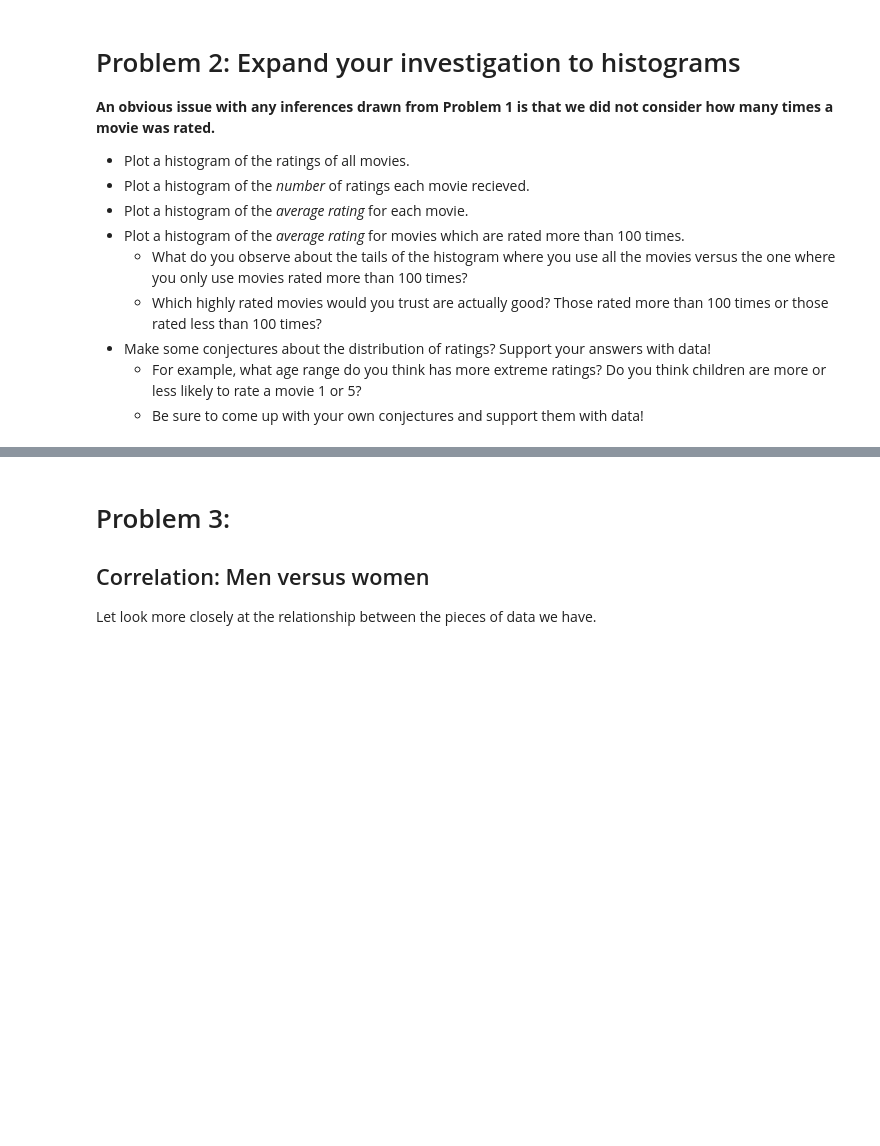
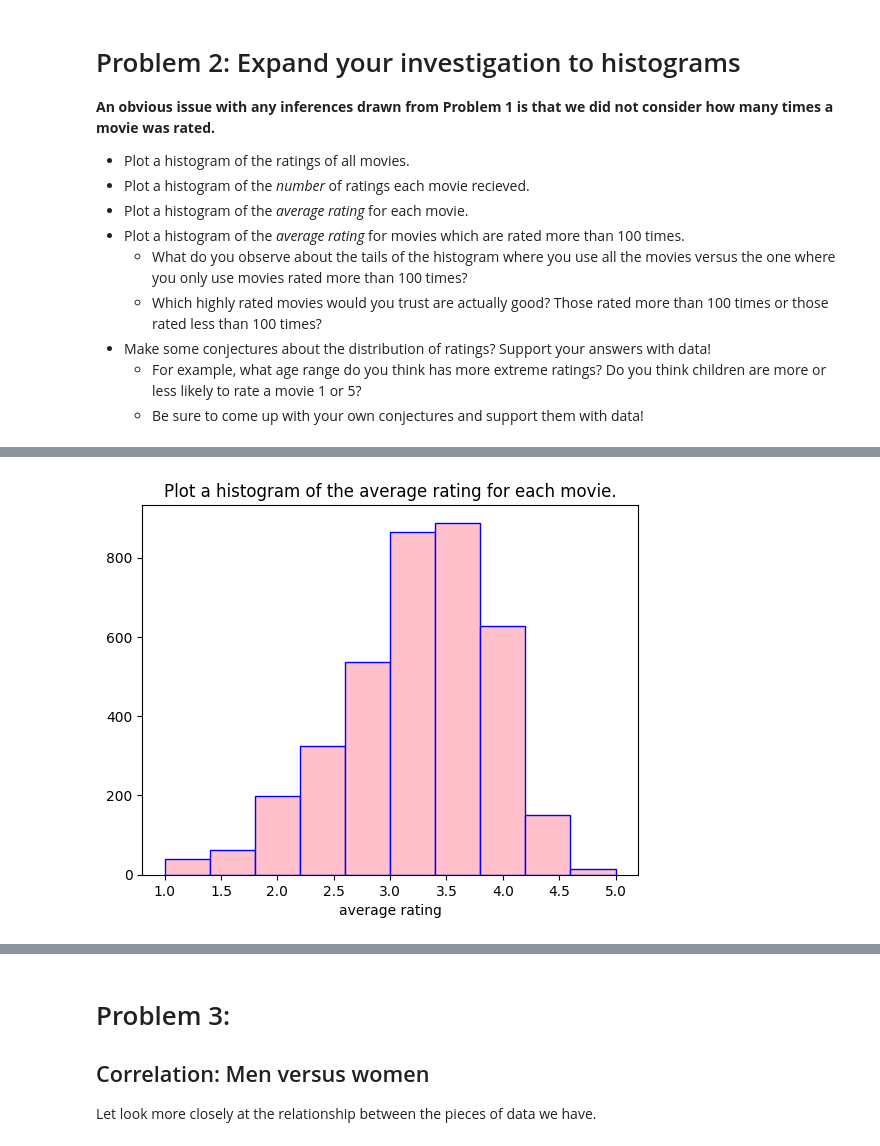
Before and after one commit to kwansawanth/bggdata, a Jupyter notebook: Copy_of_Project2_66.ipynb, the cells around one changed output, grey strips where cells are left out. Saved outputs shown, nothing was run; the diff lists cells and outputs as text; code cells hidden in the pictures; blank space fills up the shorter version.

```diff
--- a/Copy_of_Project2_66.ipynb
+++ b/Copy_of_Project2_66.ipynb
@@ -236,0 +268,10 @@ plt.show()
+# %%
+#Plot a histogram of the average rating for each movie.
+df_h_avg = df_all[['Title','Rating']]
+df_all_h_avg = df_h_avg.groupby('Title').mean()
+plt.hist(df_all_h_avg,color='pink',ec='blue')
+plt.title('Plot a histogram of the average rating for each movie.')
+plt.xlabel('average rating')
+plt.show()
+# %% [output]
+[figure, added]
```
Also changed, not shown: parts of 13 cells of this notebook.
